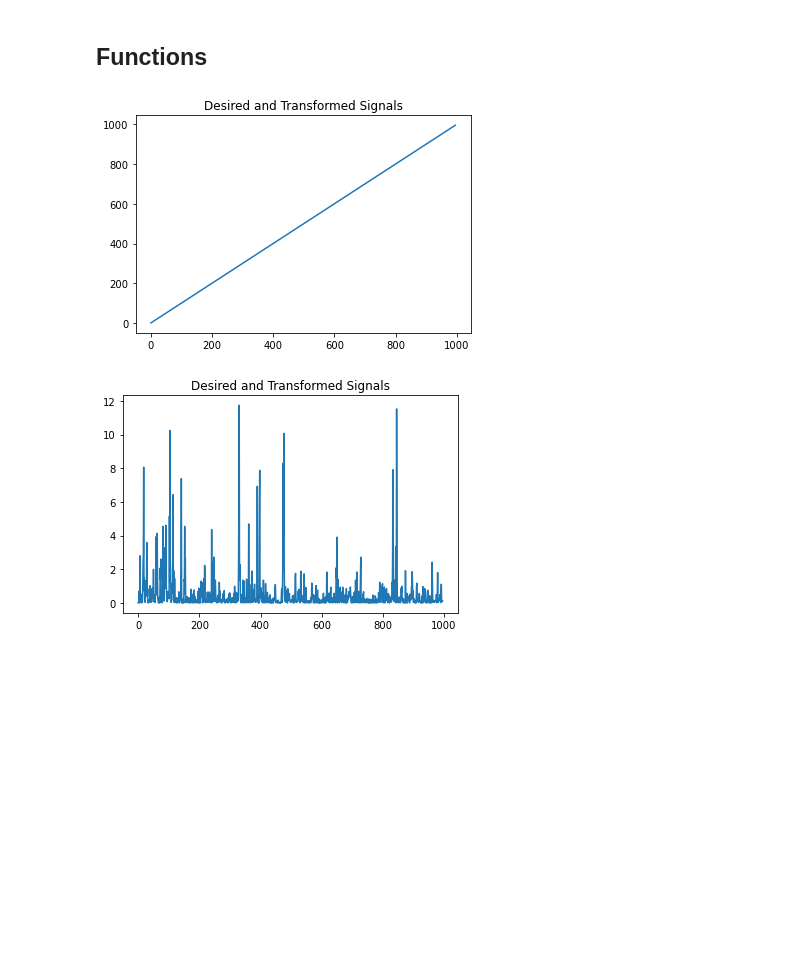
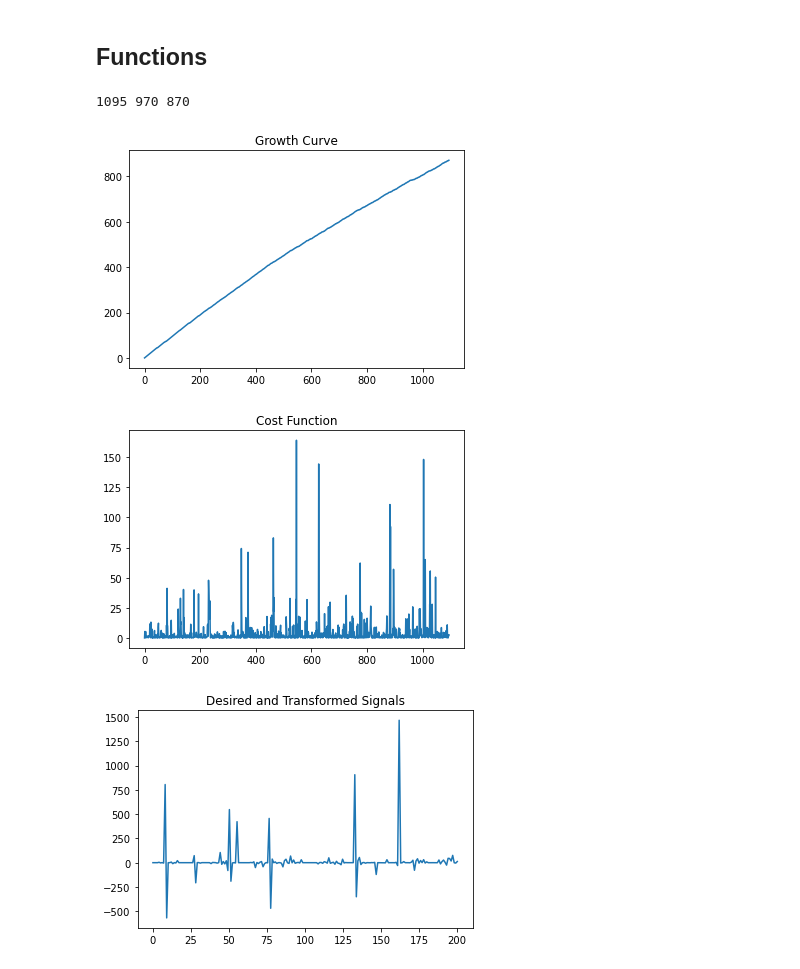
Before and after one commit to jcornell616/ML-for-time-series, a Jupyter notebook: Project2/Project2.ipynb, the cells around one changed output. Drawn from its saved outputs; the diff is of its cells as text; code cells hidden in the pictures; blank space fills up the shorter version.

Commit message:
trajectory

```diff
--- a/Project2/Project2.ipynb
+++ b/Project2/Project2.ipynb
@@ -150,6 +153,7 @@ def QKRLS_MCC(x, d, regularizer, forgetting_factor, kernel_size, entropy_kernel_
     # calculate epochs
     epochs = np.size(x) - embedding_size
     # initialize vectors
+    x = np.concatenate((np.zeros(embedding_size), x))
     e = np.zeros(epochs)
     y = np.zeros(epochs)
     growth = np.zeros(epochs)
@@ -210,37 +237,68 @@ def QKRLS_MCC(x, d, regularizer, forgetting_factor, kernel_size, entropy_kernel_
+# %%
+# generates N data points
+def GenerateTrajectory(x, a, kernel_size, embedding_size, N) :
+    y = KernelFilter(x, a, kernel_size, embedding_size)
+    start = y.size
+    stop = start + N - embedding_size
+    y = np.concatenate((y, np.zeros(N)))
+    y_m = np.zeros((stop, embedding_size))
+    for j in range(start) :
+        y_m[j,:] = y[j:(j+embedding_size)]
+    for i in range(start, stop) :
+        #print(i-1, i+embedding_size-1)
+        x1 = np.array(y[(i-1):(i+embedding_size-1)])
+        x2 = y_m[i-a.size:i,:]
+        y[i] = a.T @ Kernel(np.linalg.norm(x1 - x2, 2, axis=1), kernel_size)
+    return y
 # %%
 ### DELETE LATER ###
 mean = 0
 var = 1
 L = 5002
 y = np.random.normal(mean, var, L)
 h = np.array([-0.8, 0.7])
 t = np.convolve(h, y)[0:L]
 q = t + 0.25*(t**2) + 0.11*(t**3)
 P = np.sum(q**2) / L
 SNR = 10**(15/10)
 xn = q + np.sqrt(P/SNR) * np.random.normal(0, 1, L)
 x = xn[2:5002]
 d = y[0:5000]
 
 regularizer = 1e-3
+step_size = 0.001
 embedding_size = 5
-kernel_size = 5
-entropy_kernel_size = 5
+kernel_size = 1
+entropy_kernel_size = 1
 threshold = 0.001
-forgetting_factor = 0.98
-#J, y, growth, a = QKRLS_MCC(x[0:1000], d[0:1000], regularizer, forgetting_factor, kernel_size, entropy_kernel_size, embedding_size, threshold)
-J, y, growth, a = QKRLS_MSE(x[0:2500], d[0:2500], regularizer, kernel_size, embedding_size, threshold)
+forgetting_factor = 0.99
+#J, y, growth, a = QKLMS_MCC(x[0:2100], d[0:2100], kernel_size, entropy_kernel_size, embedding_size, step_size, threshold)
+J, y, growth, a = QKRLS_MCC(x[0:1100], d[0:1100], regularizer, forgetting_factor, kernel_size, entropy_kernel_size, embedding_size, threshold)
+#J, y, growth, a = QKRLS_MSE(x[0:1100], d[0:1100], regularizer, kernel_size, embedding_size, threshold)
+#y1 = KernelFilter(x[0:250], a, kernel_size, embedding_size)
+y1 = GenerateTrajectory(x[0:1100], a, kernel_size, embedding_size, 100)
 
+print(y.size, y1.size, a.size)
+
+y = y[0:200]
+y1 = y1[0:200]
 
 # plot output wave
 plt.plot(np.linspace(0, np.size(growth), np.size(growth)), growth)
-plt.title("Desired and Transformed Signals")
+plt.title("Growth Curve")
 plt.show()
 
 plt.plot(np.linspace(0, np.size(J), np.size(J)), J)
+plt.title("Cost Function")
+plt.show()
+
+#plt.plot(np.linspace(0, np.size(y), np.size(y)), y)
+plt.plot(np.linspace(0, np.size(y1), np.size(y1)), y1)
 plt.title("Desired and Transformed Signals")
 plt.show()
 ### DELETE LATER ###
 # %% [output]
+1095 970 870
-[figure, old version]
+[figure, new version]
-[figure, old version]
+[figure, new version]
+[figure, added]
```
Also changed, not shown: parts of 5 cells of this notebook.
